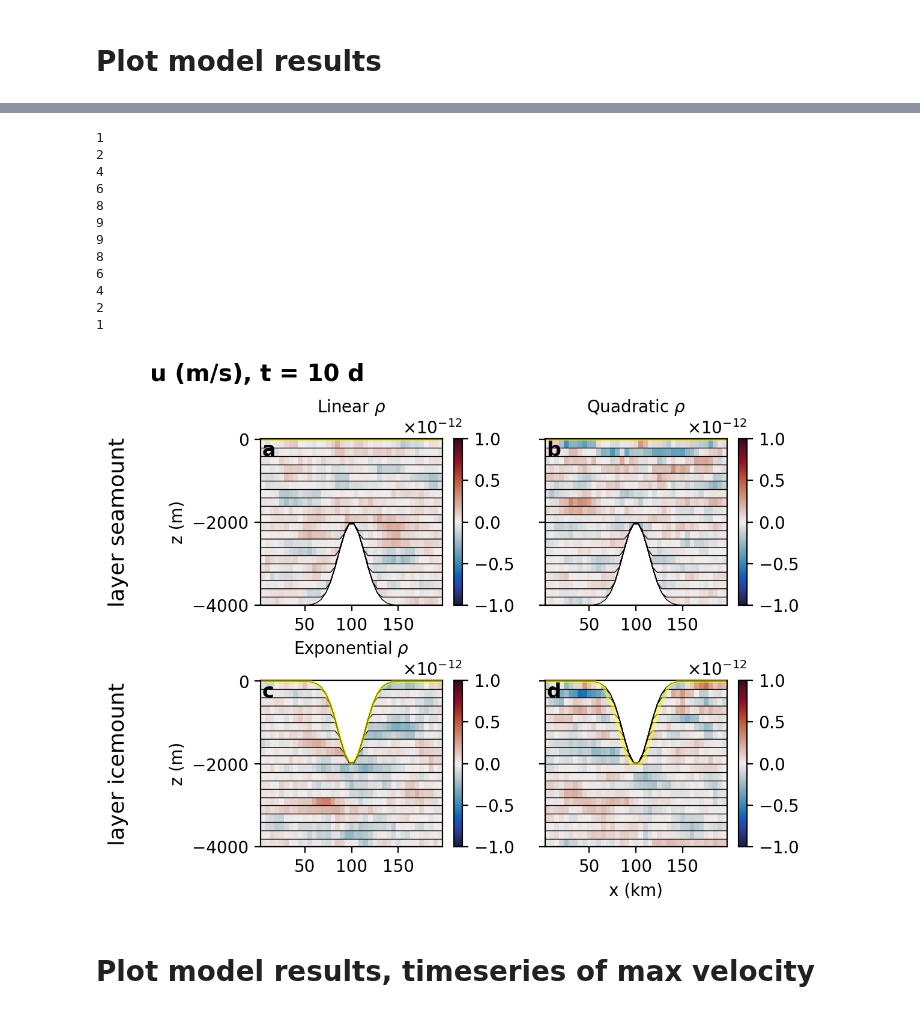
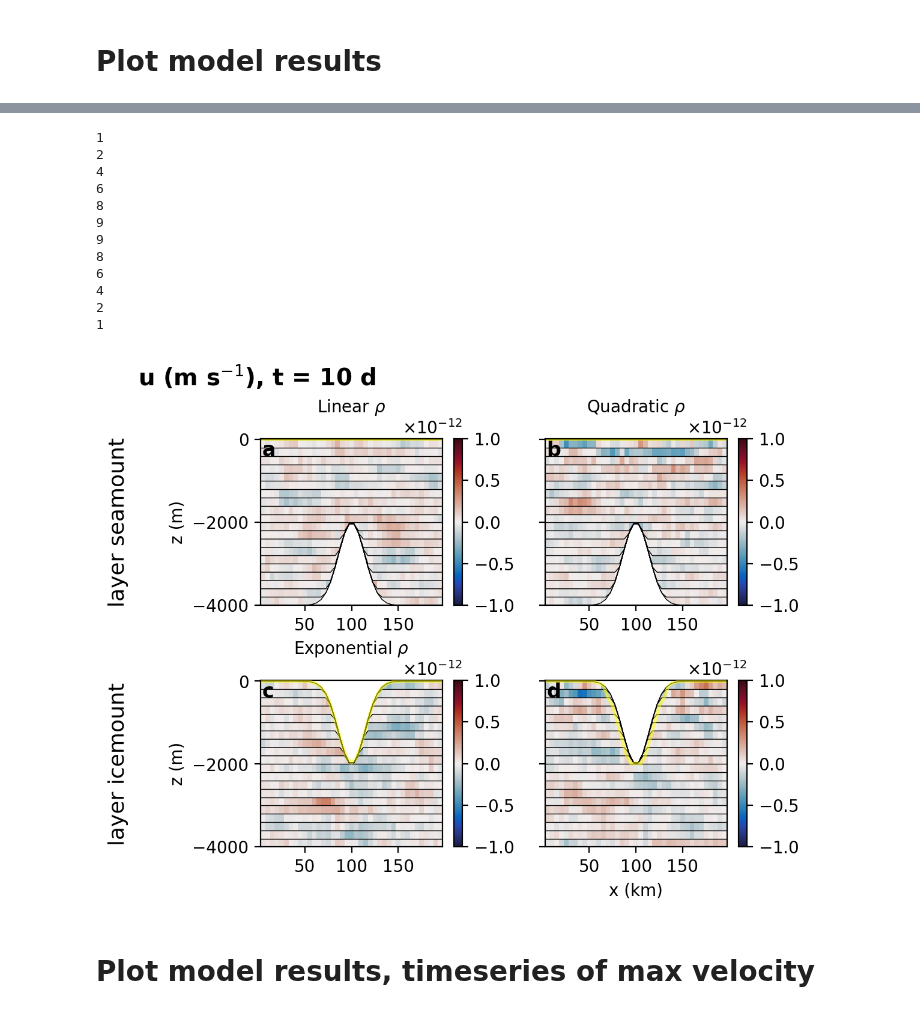
Before and after one commit to claireyung/IS-PG-MOM6, a Jupyter notebook: plotting.ipynb, the cells around one changed output, grey strips where cells are left out. Cells and saved outputs as stored; diff of their text form; code cells hidden in the pictures.

```diff
--- a/plotting.ipynb
+++ b/plotting.ipynb
@@ -538,35 +538,35 @@ for i in np.arange(4):
     else:
         a.set_ylabel('')
         a.set_yticklabels('')
 
     if loc < 3:
         a.set_title([r'Linear $\rho$',r'Quadratic $\rho$',r'Exponential $\rho$'][loc],
                     y = 1.1, fontsize = 10)
     a.text(0.01,0.99,['a','b','c','d','e','f','g','h','i','j'][i], fontsize = 12, transform=a.transAxes, fontweight='bold', va='top')
 
 
 #ax[0].set_axis_off()
 
 fig.subplots_adjust(wspace = 0.25,hspace = 0.45)
-fig.suptitle('u (m/s), t = 10 d', fontsize = 14, y = 1.02, x = 0.12,weight = 'bold')
+fig.suptitle('u (m s$^{-1}$), t = 10 d', fontsize = 14, y = 1.02, x = 0.12,weight = 'bold')
 
 
 
 plt.show()
 # %% [output]
 1
 2
 4
 6
 8
 9
 9
 8
 6
 4
 2
 1
-[figure, old version]
+[figure, new version]
 # %% [markdown]
 # Plot model results, timeseries of max velocity
 # %%
```
Also changed, not shown: parts of 3 cells of this notebook, 1 other file.
